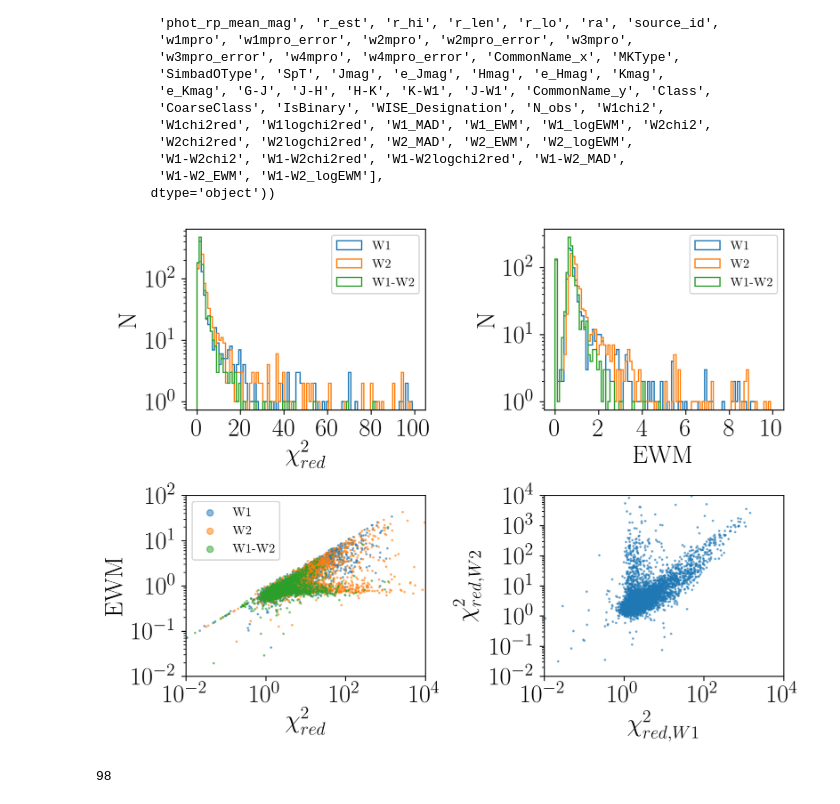
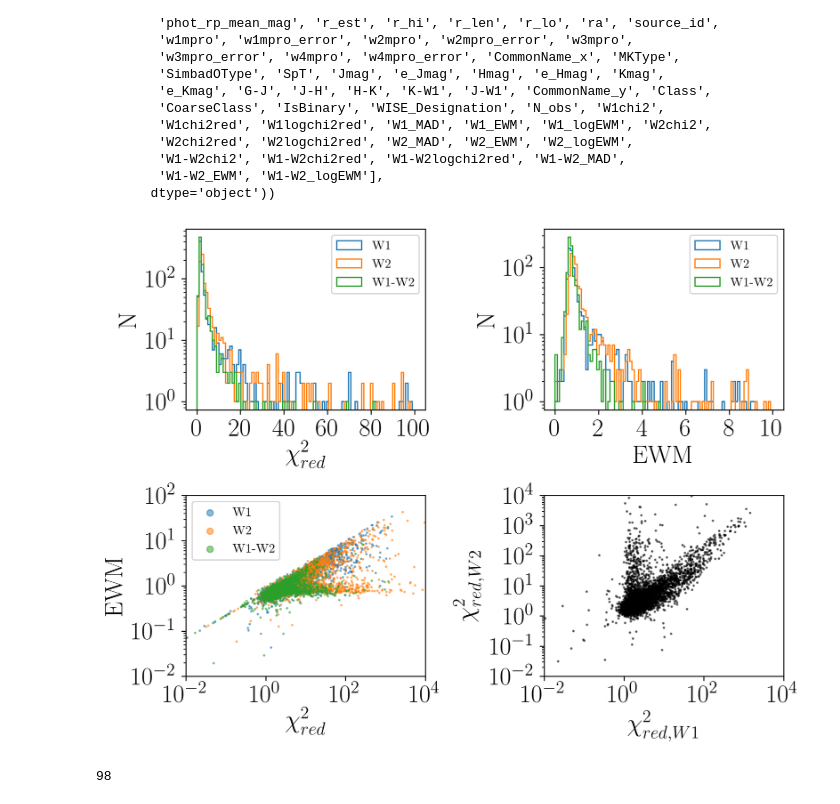
Before and after one commit to tzdwi/GaiaSprintMassive, a Jupyter notebook: WISE/code/first_order_search_for_variability.ipynb, the cells around one changed output. Saved outputs shown, nothing was run; the diff lists cells and outputs as text; code cells hidden in the pictures.

```diff
--- a/WISE/code/first_order_search_for_variability.ipynb
+++ b/WISE/code/first_order_search_for_variability.ipynb
@@ -188,35 +188,35 @@ fig, ax = plt.subplots(2, 2, figsize=(8,6),dpi=300)
 ax[0,0].hist(joined.dropna()['W1chi2red'],bins=np.linspace(0,100,100),histtype='step',label='W1')
 ax[0,0].hist(joined.dropna()['W2chi2red'],bins=np.linspace(0,100,100),histtype='step',label='W2')
 ax[0,0].hist(joined.dropna()['W1-W2chi2red'],bins=np.linspace(0,100,100),histtype='step',label='W1-W2')
 ax[0,0].set(yscale='log',xlabel=r'$\chi^2_{red}$',ylabel='N')
 
 ax[0,1].hist(joined.dropna()['W1_EWM'],bins=np.linspace(0,10,100),histtype='step',label='W1')
 ax[0,1].hist(joined.dropna()['W2_EWM'],bins=np.linspace(0,10,100),histtype='step',label='W2')
 ax[0,1].hist(joined.dropna()['W1-W2_EWM'],bins=np.linspace(0,10,100),histtype='step',label='W1-W2')
 ax[0,1].set(yscale='log',xlabel=r'EWM',ylabel='N')
 
 ax[1,0].scatter(joined['W1chi2red'],joined['W1_EWM'],s=1,alpha=0.5,label='W1')
 ax[1,0].scatter(joined['W2chi2red'],joined['W2_EWM'],s=1,alpha=0.5,label='W2')
 ax[1,0].scatter(joined['W1-W2chi2red'],joined['W1-W2_EWM'],s=1,alpha=0.5,label='W1-W2')
 ax[1,0].set(xscale='log',yscale='log',xlabel=r'$\chi^2_{red}$',ylabel=r'EWM',xlim=(1e-2,10000),ylim=(1e-2,100))
 
-ax[1,1].scatter(joined['W1chi2red'],joined['W2chi2red'],s=1,alpha=0.5,label='W1')
+ax[1,1].scatter(joined['W1chi2red'],joined['W2chi2red'],s=1,alpha=0.5,c='k')
 ax[1,1].set(xscale='log',yscale='log',xlabel=r'$\chi^2_{red,W1}$',ylabel=r'$\chi^2_{red,W2}$',xlim=(1e-2,10000),ylim=(1e-2,10000))
 
 for a in ax.flatten():
     if a != ax.flatten()[-1]:
         a.legend(markerscale=5)
     a.xaxis.label.set_size(20)
     a.yaxis.label.set_size(20)
     for tick in a.xaxis.get_major_ticks():
         tick.label.set_fontsize(20)
     for tick in a.yaxis.get_major_ticks():
         tick.label.set_fontsize(20)
 
 plt.tight_layout()
 plt.savefig('../plots/chi_ewm.pdf')
 # %% [output]
-[figure, old version]
+[figure, new version]
 # %%
 flarey = joined[(joined['W1chi2red'] < 10) & (joined['W2chi2red'] > 100)].reset_index(drop=True)
 print(len(flarey))
```
Also changed, not shown: 15 other files.
